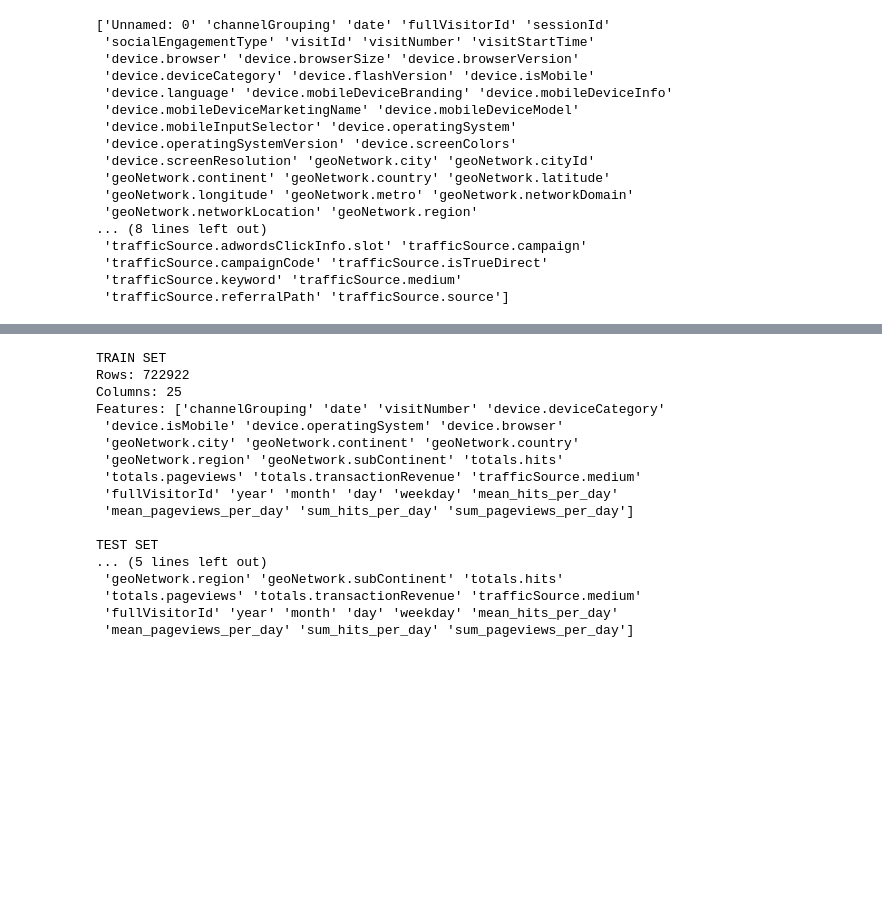
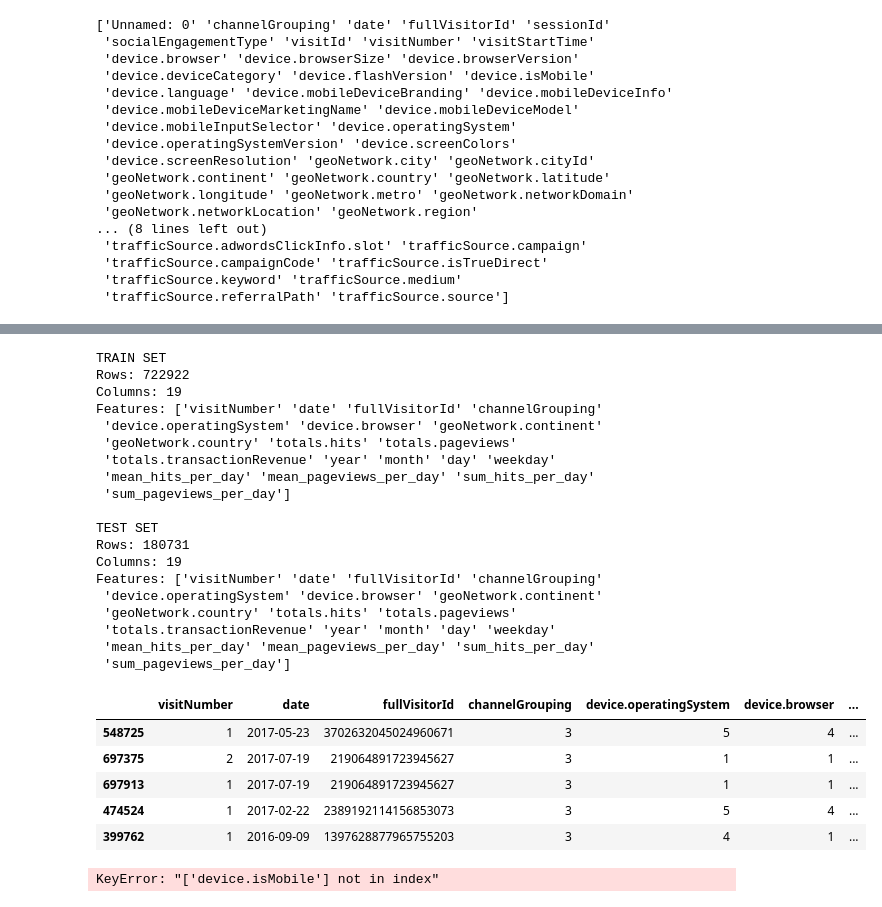
Before and after one commit to nauman-tintash/GStore-DataAnalysis, a Jupyter notebook: LGB algorithm for improving accuracy.ipynb, the cells around one changed output, grey strips where cells are left out. Saved outputs shown, nothing was run; the diff lists cells and outputs as text; code cells hidden in the pictures; blank space fills up the shorter version.

```diff
--- a/LGB algorithm for improving accuracy.ipynb
+++ b/LGB algorithm for improving accuracy.ipynb
@@ -45,12 +45,13 @@ print(train_data.columns.values)
  'trafficSource.keyword' 'trafficSource.medium'
  'trafficSource.referralPath' 'trafficSource.source']
 # %%
-relevantAttributes = ['channelGrouping', 'date', 'visitNumber',
-                      'device.deviceCategory', 'device.isMobile', 'device.operatingSystem', 'device.browser',
-                      'geoNetwork.city', 'geoNetwork.continent', 'geoNetwork.country', 'geoNetwork.region',
-                      'geoNetwork.subContinent',
-                      'totals.hits', 'totals.pageviews', 'totals.transactionRevenue',
-                      'trafficSource.medium', 'fullVisitorId']
+relevantAttributes = ['visitNumber', 'date', 'fullVisitorId', 'channelGrouping',
+#                       'device.deviceCategory',
+                      'device.operatingSystem', 'device.browser',
+                       'geoNetwork.continent', 'geoNetwork.country',
+                      'totals.hits', 'totals.pageviews',
+                      'totals.transactionRevenue']
+#                        'fullVisitorId']
 #                       'year', 'month', 'weekday',
 #                       'mean_hits_per_day', 'mean_pageviews_per_day', 'sum_hits_per_day', 'sum_pageviews_per_day']
 
@@ -145,32 +139,36 @@ def add_time_features(df):
 
     return df
 
+train_data['totals.transactionRevenue'] = train_data['totals.transactionRevenue'].fillna(0)
+train_data['totals.pageviews'] = train_data['totals.pageviews'].fillna(1)
+
 trainData = train_data.sample(frac=0.8,random_state=200)
 testData = train_data.drop(trainData.index)
+test = testData
 # %%
-trainData['geoNetwork.subContinent'] = trainData['geoNetwork.subContinent'].transform(lambda x: SubcontinentCodeDict[x])
+# # trainData['geoNetwork.subContinent'] = trainData['geoNetwork.subContinent'].transform(lambda x: SubcontinentCodeDict[x])
 trainData['geoNetwork.continent'] = trainData['geoNetwork.continent'].transform(lambda x: continentCodeDict[x])
 trainData['geoNetwork.country'] = trainData['geoNetwork.country'].transform(lambda x: countryCodeDict[x])
-trainData['geoNetwork.city'] = trainData['geoNetwork.city'].transform(lambda x: cityCodeDict[x])
+# # trainData['geoNetwork.city'] = trainData['geoNetwork.city'].transform(lambda x: cityCodeDict[x])
 trainData['device.operatingSystem'] = trainData['device.operatingSystem'].transform(lambda x: deviceCodeDict[x])
 trainData['device.browser'] = trainData['device.browser'].transform(lambda x: browserCodeDict[x])
-trainData['device.deviceCategory'] = trainData['device.deviceCategory'].transform(lambda x: deviceCategoryCodeDict[x])
+# trainData['device.deviceCategory'] = trainData['device.deviceCategory'].transform(lambda x: deviceCategoryCodeDict[x])
 trainData['channelGrouping'] = trainData['channelGrouping'].transform(lambda x: channelGroupingCodeDict[x])
 
-#Test
-testData['geoNetwork.subContinent'] = testData['geoNetwork.subContinent'].transform(lambda x: SubcontinentCodeDict[x])
+# #Test
+# # testData['geoNetwork.subContinent'] = testData['geoNetwork.subContinent'].transform(lambda x: SubcontinentCodeDict[x])
 testData['geoNetwork.continent'] = testData['geoNetwork.continent'].transform(lambda x: continentCodeDict[x])
 testData['geoNetwork.country'] = testData['geoNetwork.country'].transform(lambda x: countryCodeDict[x])
-testData['geoNetwork.city'] = testData['geoNetwork.city'].transform(lambda x: cityCodeDict[x])
+# # testData['geoNetwork.city'] = testData['geoNetwork.city'].transform(lambda x: cityCodeDict[x])
 testData['device.operatingSystem'] = testData['device.operatingSystem'].transform(lambda x: deviceCodeDict[x])
 testData['device.browser'] = testData['device.browser'].transform(lambda x: browserCodeDict[x])
-testData['device.deviceCategory'] = testData['device.deviceCategory'].transform(lambda x: deviceCategoryCodeDict[x])
+# testData['device.deviceCategory'] = testData['device.deviceCategory'].transform(lambda x: deviceCategoryCodeDict[x])
 testData['channelGrouping'] = testData['channelGrouping'].transform(lambda x: channelGroupingCodeDict[x])
 # %%
 train = add_time_features(trainData)
 test = add_time_features(testData)
 # Convert target feature to 'float' type.
-train["totals.transactionRevenue"] = train["totals.transactionRevenue"].astype('float')
+trainData["totals.transactionRevenue"] = trainData["totals.transactionRevenue"].astype('float')
 train['totals.hits'] = train['totals.hits'].astype(float)
 test['totals.hits'] = test['totals.hits'].astype(float)
 train['totals.pageviews'] = train['totals.pageviews'].astype(float)
@@ -205,34 +205,44 @@ test.drop(['fullVisitorId_'], axis=1, inplace=True)
 # %%
 print('TRAIN SET')
 print('Rows: %s' % train.shape[0])
 print('Columns: %s' % train.shape[1])
 print('Features: %s' % train.columns.values)
 print()
 print('TEST SET')
 print('Rows: %s' % test.shape[0])
 print('Columns: %s' % test.shape[1])
 print('Features: %s' % test.columns.values)
+train.head()
 # %% [output]
 TRAIN SET
 Rows: 722922
-Columns: 25
-Features: ['channelGrouping' 'date' 'visitNumber' 'device.deviceCategory'
- 'device.isMobile' 'device.operatingSystem' 'device.browser'
- 'geoNetwork.city' 'geoNetwork.continent' 'geoNetwork.country'
- 'geoNetwork.region' 'geoNetwork.subContinent' 'totals.hits'
- 'totals.pageviews' 'totals.transactionRevenue' 'trafficSource.medium'
- 'fullVisitorId' 'year' 'month' 'day' 'weekday' 'mean_hits_per_day'
- 'mean_pageviews_per_day' 'sum_hits_per_day' 'sum_pageviews_per_day']
+Columns: 19
+Features: ['visitNumber' 'date' 'fullVisitorId' 'channelGrouping'
+ 'device.operatingSystem' 'device.browser' 'geoNetwork.continent'
+ 'geoNetwork.country' 'totals.hits' 'totals.pageviews'
+ 'totals.transactionRevenue' 'year' 'month' 'day' 'weekday'
+ 'mean_hits_per_day' 'mean_pageviews_per_day' 'sum_hits_per_day'
+ 'sum_pageviews_per_day']
 
 TEST SET
-... (5 lines left out)
- 'geoNetwork.region' 'geoNetwork.subContinent' 'totals.hits'
- 'totals.pageviews' 'totals.transactionRevenue' 'trafficSource.medium'
- 'fullVisitorId' 'year' 'month' 'day' 'weekday' 'mean_hits_per_day'
- 'mean_pageviews_per_day' 'sum_hits_per_day' 'sum_pageviews_per_day']
+Rows: 180731
+Columns: 19
+Features: ['visitNumber' 'date' 'fullVisitorId' 'channelGrouping'
+ 'device.operatingSystem' 'device.browser' 'geoNetwork.continent'
+ 'geoNetwork.country' 'totals.hits' 'totals.pageviews'
+ 'totals.transactionRevenue' 'year' 'month' 'day' 'weekday'
+ 'mean_hits_per_day' 'mean_pageviews_per_day' 'sum_hits_per_day'
+ 'sum_pageviews_per_day']
+|  | visitNumber | date | fullVisitorId | channelGrouping | device.operatingSystem | device.browser | ... |
+| 548725 | 1 | 2017-05-23 | 3702632045024960671 | 3 | 5 | 4 | ... |
+| 697375 | 2 | 2017-07-19 | 219064891723945627 | 3 | 1 | 1 | ... |
+| 697913 | 1 | 2017-07-19 | 219064891723945627 | 3 | 1 | 1 | ... |
+| 474524 | 1 | 2017-02-22 | 2389192114156853073 | 3 | 5 | 4 | ... |
+| 399762 | 1 | 2016-09-09 | 1397628877965755203 | 3 | 4 | 1 | ... |
 # %%
-categorical_features = ['device.isMobile']
-# , 'month', 'weekday'
-train = pd.get_dummies(train, columns=categorical_features)
-test = pd.get_dummies(test, columns=categorical_features)
+# categorical_features = ['device.isMobile'] #, 'month', 'weekday']
+# train = pd.get_dummies(train, columns=categorical_features)
+# test = pd.get_dummies(test, columns=categorical_features)
+# %% [output]
+KeyError: "['device.isMobile'] not in index"
 # %%
```
Also changed, not shown: parts of 18 cells of this notebook.
